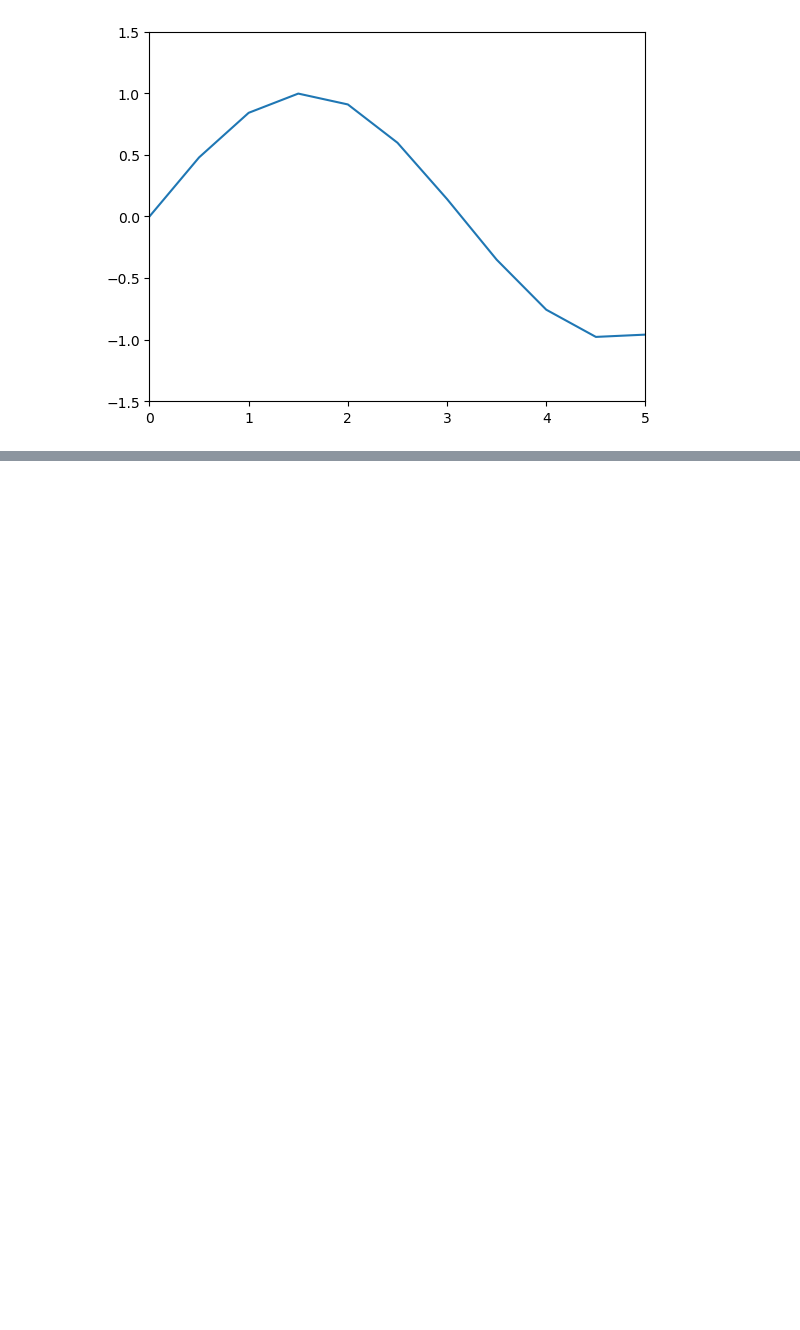
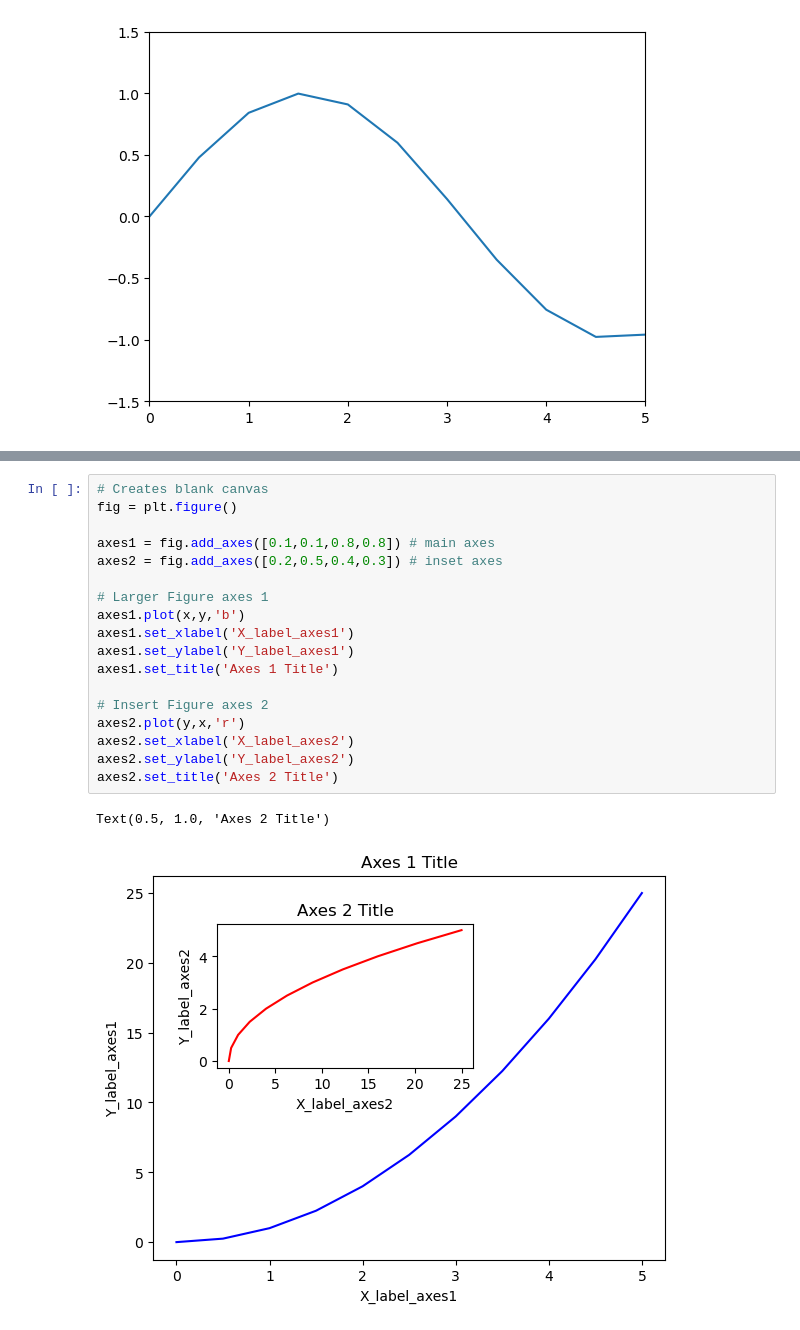
Before and after one commit to SiddheshDaphane/Python-for-data-science-and-machine-learning, a Jupyter notebook: 4. Matplotlib.ipynb, the cells around one changed output, grey strips where cells are left out. Saved outputs shown, nothing was run; the diff lists cells and outputs as text; blank space fills up the shorter version.

```diff
--- a/4. Matplotlib.ipynb
+++ b/4. Matplotlib.ipynb
@@ -106,0 +121,21 @@ plt.ylim(-1.5,1.5)
+# %%
+# Creates blank canvas
+fig = plt.figure()
+
+axes1 = fig.add_axes([0.1,0.1,0.8,0.8]) # main axes
+axes2 = fig.add_axes([0.2,0.5,0.4,0.3]) # inset axes
+
+# Larger Figure axes 1
+axes1.plot(x,y,'b')
+axes1.set_xlabel('X_label_axes1')
+axes1.set_ylabel('Y_label_axes1')
+axes1.set_title('Axes 1 Title')
+
+# Insert Figure axes 2
+axes2.plot(y,x,'r')
+axes2.set_xlabel('X_label_axes2')
+axes2.set_ylabel('Y_label_axes2')
+axes2.set_title('Axes 2 Title')
+# %% [output]
+Text(0.5, 1.0, 'Axes 2 Title')
+[figure, added]
```
Also changed, not shown: parts of 13 cells of this notebook.
